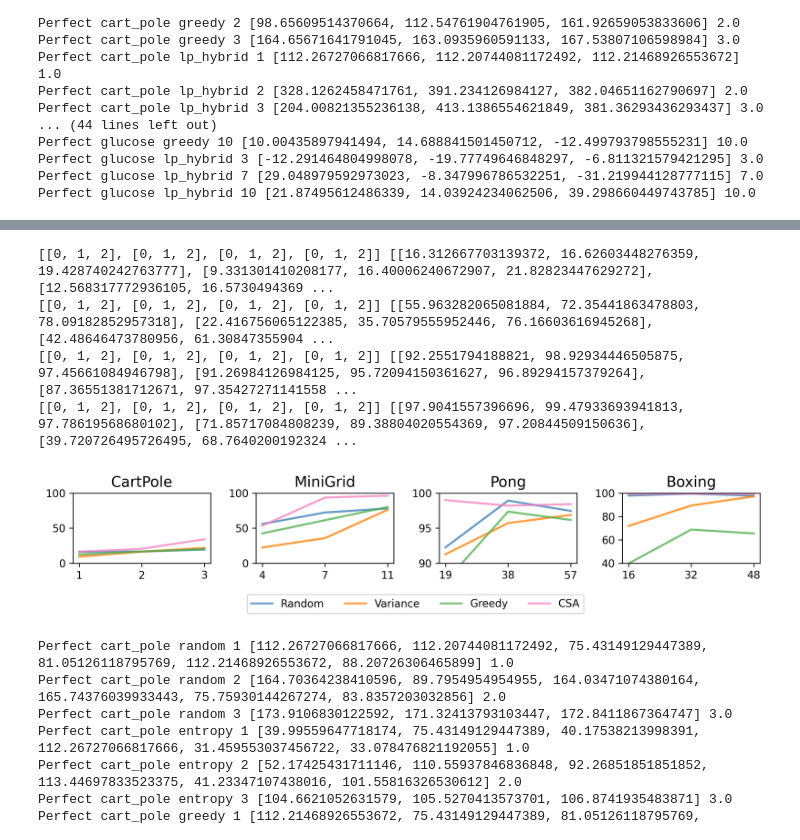
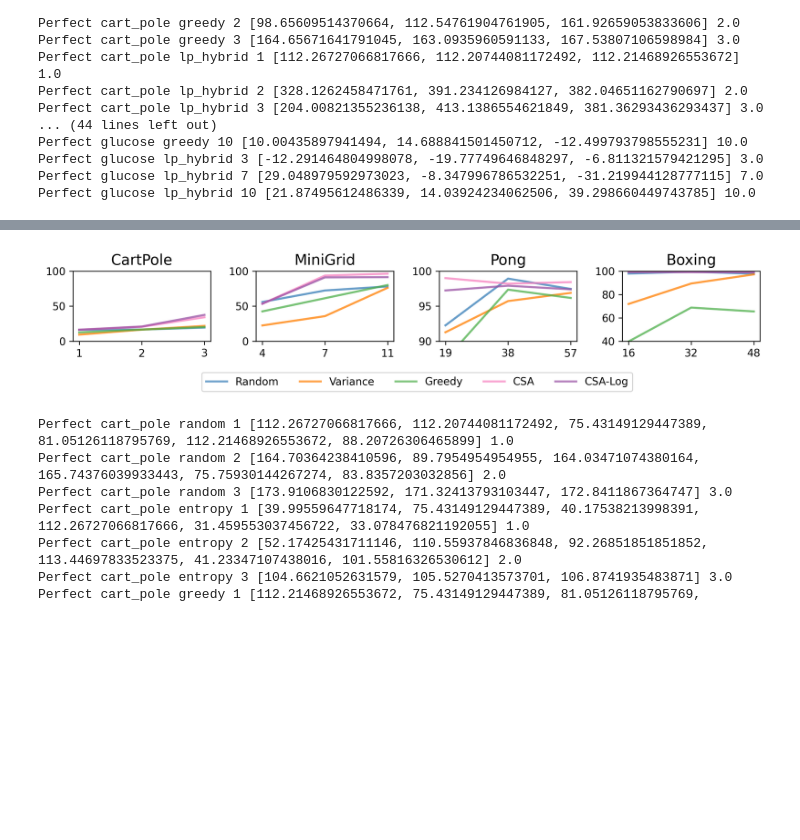
Before and after one commit to naveenr414/concept_decisions, a Jupyter notebook: scripts/notebooks/Plotting.ipynb, the cells around one changed output, grey strips where cells are left out. Drawn from its saved outputs; the diff is of its cells as text; code cells hidden in the pictures; blank space fills up the shorter version.

```diff
--- a/scripts/notebooks/Plotting.ipynb
+++ b/scripts/notebooks/Plotting.ipynb
@@ -44,6 +45,7 @@ methods_to_nice = {
     'entropy': 'Variance',
     'greedy': 'Greedy',
     'lp_hybrid': "CSA",
+    'multiple_log': 'CSA-Log'
 }
 
 methods_dict = {
@@ -51,7 +53,7 @@ methods_dict = {
     1: 'Variance',
     2: 'Greedy',
     3: 'CSA',
-
+    4: 'CSA-Log'
 }
 
 num_concepts_selected = {
@@ -62,7 +64,7 @@ num_concepts_selected = {
     'glucose': 10
 }
 
-method_scales = [lambda d: d/500*100, lambda d: d/1*100, lambda d: (d+21)/42*100, lambda d: d/100*100, lambda d: (d+20)/(55+20)*100]
+method_scales = [lambda d: d/500*100, lambda d: d/1*100, lambda d: (d+21)/42*100, lambda d: d/100*100, lambda d: (d+20)/(40+20)*100]
 # %%
 two_stage = []
 basic_comparison = []
@@ -70,7 +72,7 @@ perfect_environments = ['cart_pole',"mini_grid","pong","boxing","glucose"]
 perfect_methods = ["perfect_concepts","random","entropy","greedy","lp_hybrid"]
 
 imperfect_environments = ['cart_pole',"mini_grid","pong","boxing"]
-imperfect_methods = ["imperfect_concepts","random","entropy","greedy","lp_hybrid"]
+imperfect_methods = ["imperfect_concepts","random","entropy","greedy","lp_hybrid","multiple_log"]
 
 all_performances_perfect = []
 all_performances_imperfect = []
@@ -100,7 +102,7 @@ for j,e in enumerate(imperfect_environments):
         performance = method_scales[j](np.mean([i[m]['reward'] for i in matching_params if m in i and not np.isnan(i[m]['reward'])]))
         temp.append(performance)
 
-        if m == 'multiple':
+        if m == 'multiple_log':
             print("Environment",e,[i['concept_accuracy'] for i in matching_params])
 
     all_performances_imperfect.append(temp)
@@ -278,7 +281,7 @@ sup_y_label = ""
 overall_format = {'figsize':(10,2),
     'style_size': style_size,
     'has_grid': False,
-    'y_lim': [[[0,100],[0,100],[0,100],[60,100],[0,65]]],
+    'y_lim': [[[0,100],[0,100],[0,100],[0,100],[0,65]]],
     'x_ticks': [[[[0,1,2],[round(num_concepts_selected[perfect_environments[i]]*[0.33,0.66,1][j]) for j in range(3)]] for i in range(5)] for j in range(1)],
 
 }
@@ -312,7 +315,7 @@ perfect_environments = ['cart_pole',"mini_grid","pong","boxing","glucose"]
 perfect_methods = ["random","entropy","greedy","lp_hybrid"]
 
 imperfect_environments = ['cart_pole',"mini_grid","pong","boxing"]
-imperfect_methods = ["random","entropy","greedy","lp_hybrid"]
+imperfect_methods = ["random","entropy","greedy","lp_hybrid","multiple_log"]
 
 num_concepts_selected = {
     'cart_pole': 3,
@@ -323,9 +326,9 @@ num_concepts_selected = {
 }
 
 all_performances_k = []
-for j,e in enumerate(perfect_environments):
+for j,e in enumerate(imperfect_environments):
     temp_env = []
-    for m in perfect_methods:
+    for m in imperfect_methods:
         temp = []
 
         for fraction_selected in [0.33,0.66,1]:
@@ -377,39 +371,33 @@ Perfect glucose lp_hybrid 10 [] nan
 # %%
 plot_dimensions = (1,len(imperfect_environments))
 
 titles = [[name_to_nice[i] for i in imperfect_environments]]
 
 sup_y_label = ""
 overall_format = {'figsize':(10,2),
     'style_size': style_size,
     'has_grid': False,
     'y_lim': [[[0,100],[0,100],[90,100],[40,100],[0,65]]],
     'x_ticks': [[[[0,1,2],[round(num_concepts_selected[imperfect_environments[i]]*[0.33,0.66,1][j]) for j in range(3)]] for i in range(4)] for j in range(1)],
 }
 
 fig,ax = create_axes(plot_dimensions,overall_format,titles=titles)
 
 line_format = {'color_palette': 'six_color', 'linewidth': 2}
 plt.tight_layout()
 
 for i in range(len(imperfect_environments)):
     y_vals = all_performances_k[i]
 
     x_groups = [list(range(len(j))) for j in y_vals]
 
-    print(x_groups,y_vals)
+    plot_line(ax[0][i],x_groups,y_vals,np.zeros(np.array(y_vals).shape), [methods_to_nice[m] for m in imperfect_methods],line_format)
 
-    plot_line(ax[0][i],x_groups,y_vals,np.zeros(np.array(y_vals).shape), [methods_to_nice[m] for m in perfect_methods],line_format)
-
-legend_format = {'style_size': style_size,'type': 'is_global', 'loc': 'lower left', 'ncol': 6, 'bbox_to_anchor': (0.29,-0.1),'fontsize': 16}
+legend_format = {'style_size': style_size,'type': 'is_global', 'loc': 'lower left', 'ncol': 6, 'bbox_to_anchor': (0.23,-0.1),'fontsize': 18}
 create_legend(fig,ax,plot_dimensions,legend_format)
 fig.savefig("../../results/figures/imperfect_varied_k.pdf",dpi=300, bbox_inches='tight')
 # %% [output]
-[[0, 1, 2], [0, 1, 2], [0, 1, 2], [0, 1, 2]] [[16.312667703139372, 16.62603448276359, 19.428740242763777], [9.331301410208177, 16.40006240672907, 21.82823447629272], [12.568317772936105, 16.5730494369 ...
-[[0, 1, 2], [0, 1, 2], [0, 1, 2], [0, 1, 2]] [[55.963282065081884, 72.35441863478803, 78.09182852957318], [22.416756065122385, 35.70579555952446, 76.16603616945268], [42.48646473780956, 61.30847355904 ...
-[[0, 1, 2], [0, 1, 2], [0, 1, 2], [0, 1, 2]] [[92.2551794188821, 98.92934446505875, 97.45661084946798], [91.26984126984125, 95.72094150361627, 96.89294157379264], [87.36551381712671, 97.35427271141558 ...
-[[0, 1, 2], [0, 1, 2], [0, 1, 2], [0, 1, 2]] [[97.9041557396696, 99.47933693941813, 97.78619568680102], [71.85717084808239, 89.38804020554369, 97.20844509150636], [39.720726495726495, 68.7640200192324 ...
-[figure, old version]
+[figure, new version]
 # %%
 two_stage = []
 basic_comparison = []
```
Also changed, not shown: parts of 24 cells of this notebook, 12 other files.
